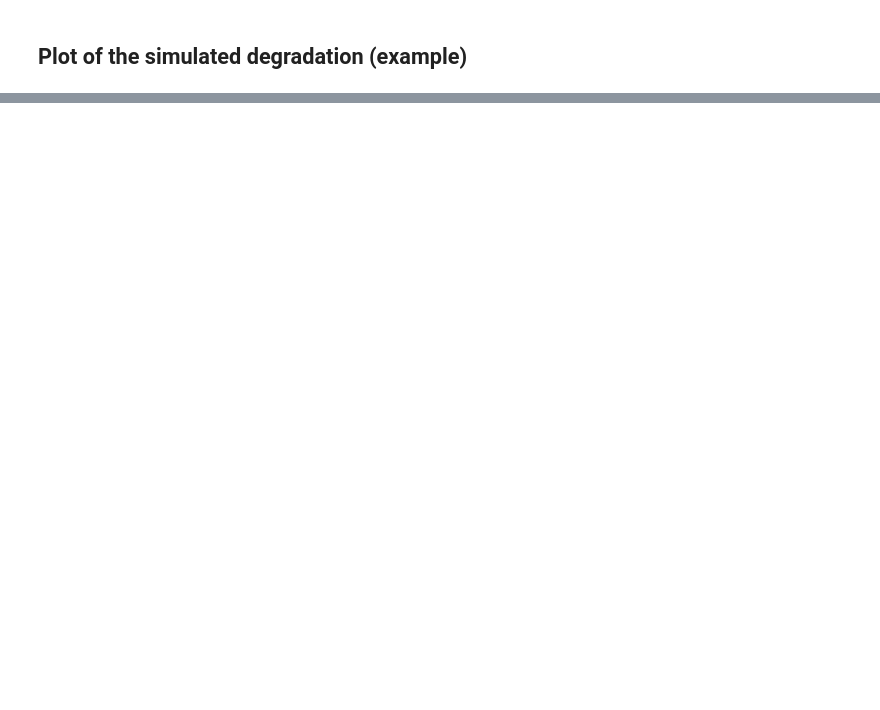
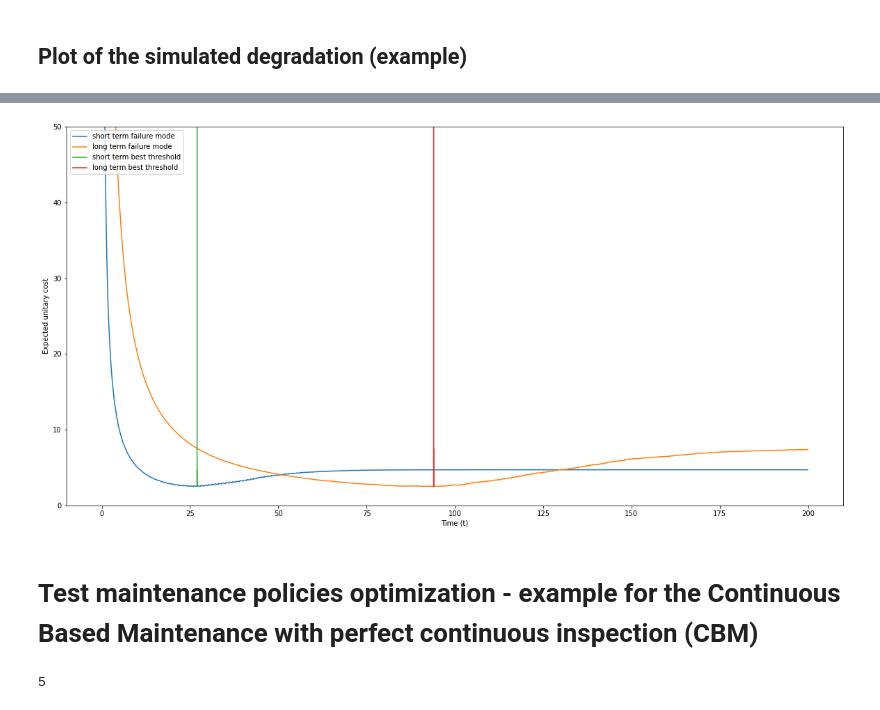
Before and after one commit to diaxz12/Assets_with_failures_dependence, a Jupyter notebook: simulator_results.ipynb, the cells around one changed output, grey strips where cells are left out. Drawn from its saved outputs; the diff is of its cells as text; code cells hidden in the pictures; blank space fills up the shorter version.

```diff
--- a/simulator_results.ipynb
+++ b/simulator_results.ipynb
@@ -44,0 +79,15 @@ degradation_plot(short_term.degradation, short_term.failure_threshold, shock_thr
+# %%
+policy_costs_plot(st_expected_maintenance_cost_per_unit_of_time, lt_expected_maintenance_cost_per_unit_of_time, time_limit, policy_step, "Time (t)", 50)
+# %% [output]
+[figure, added]
+# %% [markdown]
+# Test maintenance policies optimization - example for the Continuous Based Maintenance with perfect continuous inspection (CBM)
+# %%
+#Compute maintenance policy
+maintenance_policy = 'CBM'
+policy_step = 1
+condition_limit = 200
+simulating_periods = 1000
+results_index, st_expected_maintenance_cost_per_unit_of_time, lt_expected_maintenance_cost_per_unit_of_time = simulate_maintenance_policy(long_term, short_term, shock_threshold, lameda_shocks, shock_intensity_mean, shock_intensity_stdev, simulating_periods, maintenance_policy, condition_limit, policy_step)
+# %% [output]
+5
```
Also changed, not shown: parts of 12 cells of this notebook, 2 other files.
